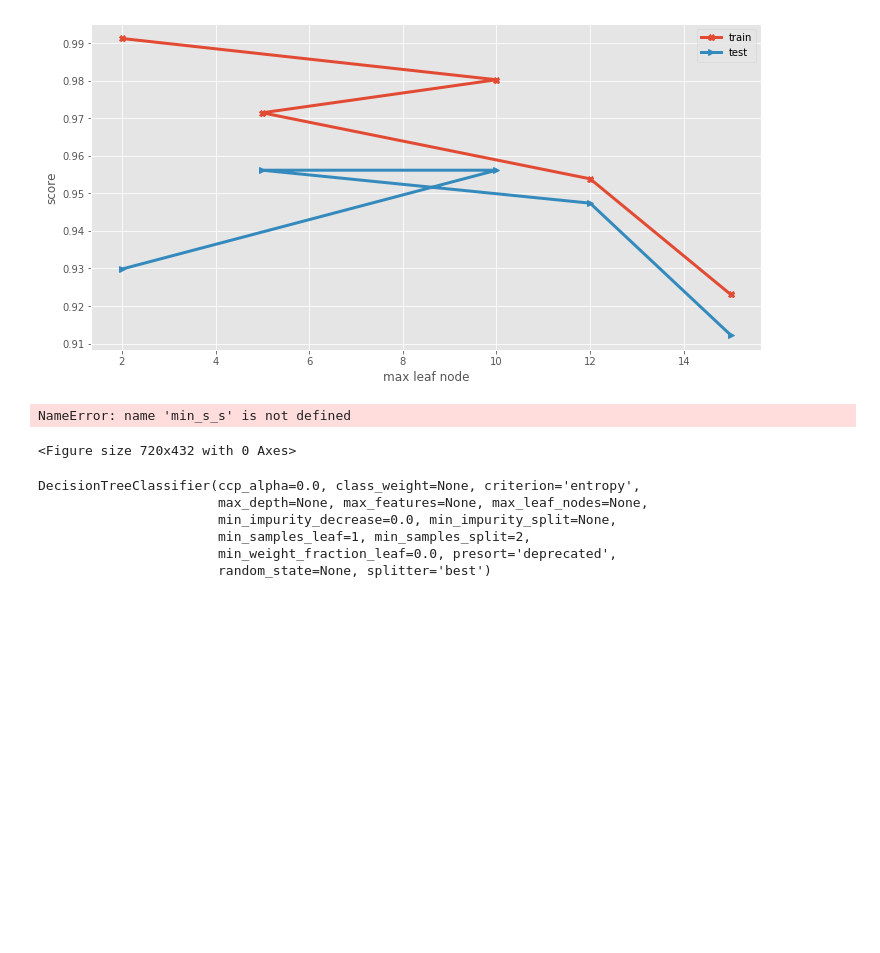
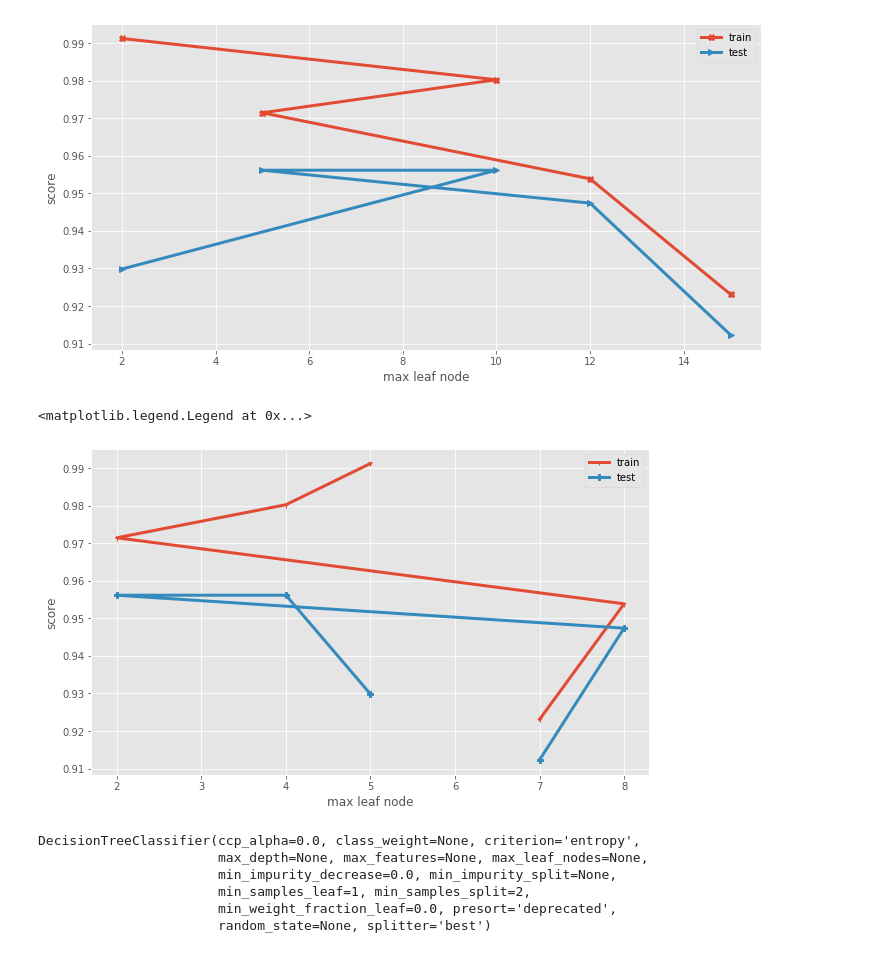
Before and after one commit to Pedr0714/-CTE0156-holamundo, a Jupyter notebook: P5_AplicacionML/P5_AplicacionML.ipynb, the cells around one changed output. Saved outputs shown, nothing was run; the diff lists cells and outputs as text; code cells hidden in the pictures; blank space fills up the shorter version.

```diff
--- a/P5_AplicacionML/P5_AplicacionML.ipynb
+++ b/P5_AplicacionML/P5_AplicacionML.ipynb
@@ -331,14 +323,14 @@ for mss in min_sample_3:
     test_s3.append(dtc.score(X_test, y_test))
 # %%
 plt.figure(figsize=(10, 6))
-plt.plot(min_s_s, train_score, '1-', linewidth=3, label='train')
-plt.plot(min_s_s, test_score, 'P-', linewidth=3,label='test')
+plt.plot(min_sample_3, train_score, '1-', linewidth=3, label='train')
+plt.plot(min_sample_3, test_score, 'P-', linewidth=3,label='test')
 plt.xlabel('max leaf node')
 plt.ylabel('score')
 plt.legend()
 # %% [output]
-NameError: name 'min_s_s' is not defined
+<matplotlib.legend.Legend at 0x...>
-<Figure size 720x432 with 0 Axes>
+[figure, added]
 # %%
 dtc1 = tree.DecisionTreeClassifier(criterion='entropy')
 dtc1.fit(X_train, y_train)
```
Also changed, not shown: parts of 10 cells of this notebook, 1 other file.
